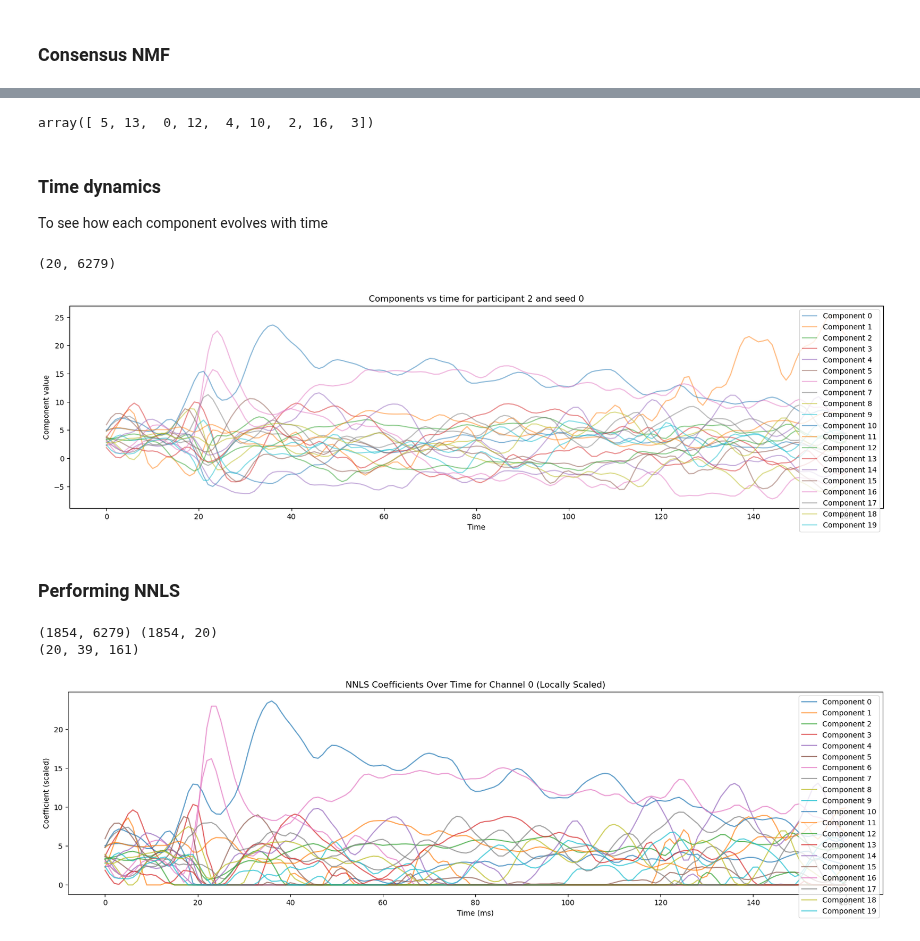
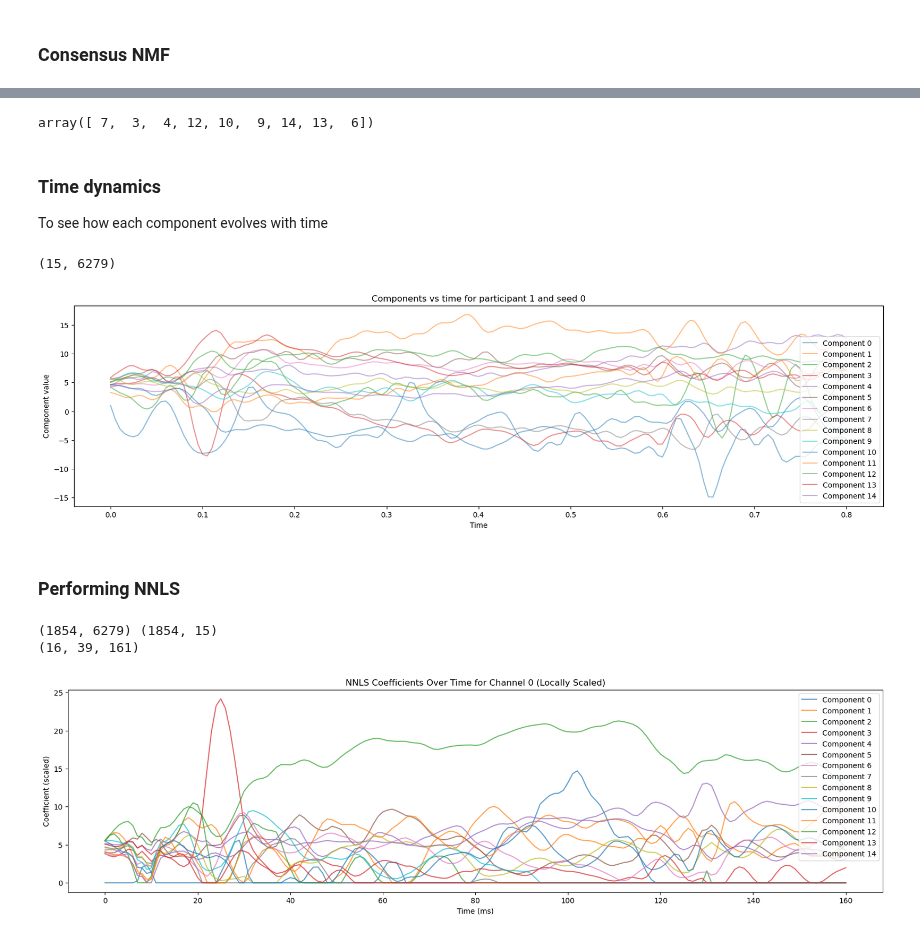
Before and after one commit to AtharvSuryawanshi/Neural-Representations-using-Things-Database, a Jupyter notebook: notebooks/NMF_meg6.ipynb, the cells around one changed output, grey strips where cells are left out. Drawn from its saved outputs; the diff is of its cells as text; code cells hidden in the pictures.

Commit message:
a lot of random shit! but insightful day, check notes

```diff
--- a/notebooks/NMF_meg6.ipynb
+++ b/notebooks/NMF_meg6.ipynb
@@ -270,15 +270,17 @@ def consensus_nmf_W(X, n_components=5, n_replicates=10, p=0.3, tau=0.1, random_s
     # 5) Compute consensus W_c as cluster medians
     W_c = np.zeros((N, K))
     mean_correlations = []
+    nos_clusters = []
     for k in range(K):
         cluster_rows = W_filt.T[cluster_labels == k]
         nos = cluster_rows.shape[0]
+        nos_clusters.append(nos)
         correlations = []
         if nos == 0:
             mean_correlations.append(-1)
             print(f"k = {k} Empty cluster")
         elif nos == 1:
-            mean_correlations.append(0)
+            mean_correlations.append(1)
             print(f"k = {k} Singleton cluster")
         else:
             # Compute correlation for each unique pair of rows
@@ -312,7 +314,7 @@ def consensus_nmf_W(X, n_components=5, n_replicates=10, p=0.3, tau=0.1, random_s
     # print(f"coef k shape: {reg.coef_.shape}")
     H_c = reg.coef_.T
 
-    return W_c, H_c, mean_correlations
+    return W_c, H_c, mean_correlations, nos_clusters
 # %%
 channel_picks = ['O','T','P']
 preproc_dir = '../data/preprocessed'
@@ -320,12 +322,12 @@ image_dir = '../data/'
 
 time_window = [0 , 0.8] # in seconds
 n_participants = 4 # total number of participants
-participant_no = 2 # participant number 0 - 3
+participant_no = 1 # participant number 0 - 3
 images_to_show = 20
-nmf_components = 20
+nmf_components = 15
 random_state = 0
-nos_seeds = 5
-BAYESIAN = True
+nos_seeds = 20
+BAYESIAN = False
 
 NOS_CONCEPTS = 1854
 NOS_IMAGE_PER_CONCEPT = 12
@@ -434,6 +436,6 @@ Finding how many components are optimum using BIC
 # %% [markdown]
 ### Consensus NMF
 # %%
-W, H, mean_correlation = consensus_nmf_W(X, n_components=nmf_components, n_replicates=nos_seeds, p=0.3, tau=1, random_state=random_state)
+W, H, mean_correlation, nos_clusters = consensus_nmf_W(X, n_components=nmf_components, n_replicates=nos_seeds, p=0.3, tau=1, random_state=random_state, bayesian=BAYESIAN)
 print(W.shape, H.shape)
 # %% [output]
@@ -470,7 +472,7 @@ plt.show()
 # %%
 mean_correlation_sorted_indices[:9]
 # %% [output]
-array([ 5, 13,  0, 12,  4, 10,  2, 16,  3])
+array([ 7,  3,  4, 12, 10,  9, 14, 13,  6])
 # %%
 
 # nmf_components_vs_category = np.zeros((nmf_components, images_to_show))
@@ -508,7 +510,7 @@ To see how each component evolves with time
 print(H.shape)
 comp_vs_time = H.reshape(nmf_components, NOS_CHANNELS_OPT, NOS_TIME_POINTS)
 # %% [output]
-(20, 6279)
+(15, 6279)
 # %%
 
 plt.figure(figsize=(20, 5))
@@ -523,7 +525,7 @@ plt.ylabel("Component value")
 plt.legend()
 plt.show()
 # %% [output]
-[figure, old version]
+[figure, new version]
 # %% [markdown]
 ### Performing NNLS
 # %%
@@ -532,26 +534,28 @@ print(X.shape, W.shape)
 X_scaled = X.reshape(NOS_CONCEPTS, NOS_CHANNELS_OPT, NOS_TIME_POINTS)
 # divide W by max value of each channel
 W_scaled = W / W.max(axis=0)
-nnls_results = np.zeros((nmf_components, NOS_CHANNELS_OPT, NOS_TIME_POINTS))
+W = W.T  # Now W is (10, 1854)
+W = np.vstack([W, np.ones((1, W.shape[1]))]).T  # Now W is (11, 1854)
+nnls_results = np.zeros((W.shape[1], NOS_CHANNELS_OPT, NOS_TIME_POINTS))
 for channel in range(NOS_CHANNELS_OPT):
     for t in range(NOS_TIME_POINTS):
         nnls_results[:, channel, t] = nnls(W, X_scaled[:,channel,t])[0]
 
 print(nnls_results.shape)
 # %% [output]
-(1854, 6279) (1854, 20)
-(20, 39, 161)
+(1854, 6279) (1854, 15)
+(16, 39, 161)
 # %%
 # --- Example Plot ---
 # Plot the NNLS coefficient time series for channel 0 for all components.
 time_points = np.arange(NOS_TIME_POINTS)
 plt.figure(figsize=(20, 5))
 for comp in range(nmf_components):
-    plt.plot(time_points, nnls_results[comp, 0, :], alpha=0.7, label=f"Component {comp}")
+    plt.plot(time_points, nnls_results[comp, 2, :], alpha=0.7, label=f"Component {comp}")
 plt.title("NNLS Coefficients Over Time for Channel 0 (Locally Scaled)")
 plt.xlabel("Time (ms)")
 plt.ylabel("Coefficient (scaled)")
 plt.legend()
 plt.show()
 # %% [output]
-[figure, old version]
+[figure, new version]
```
Also changed, not shown: parts of 3 cells of this notebook, 3 other files.
